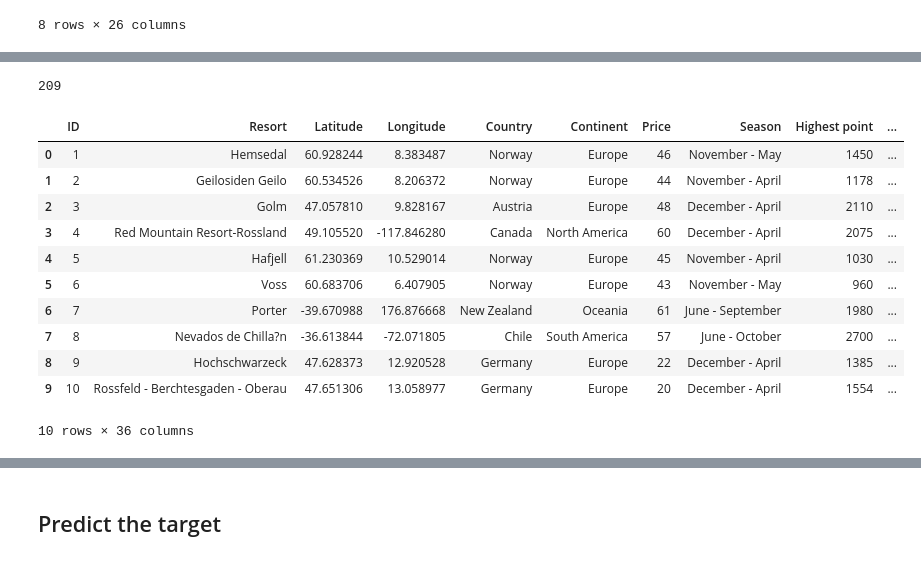
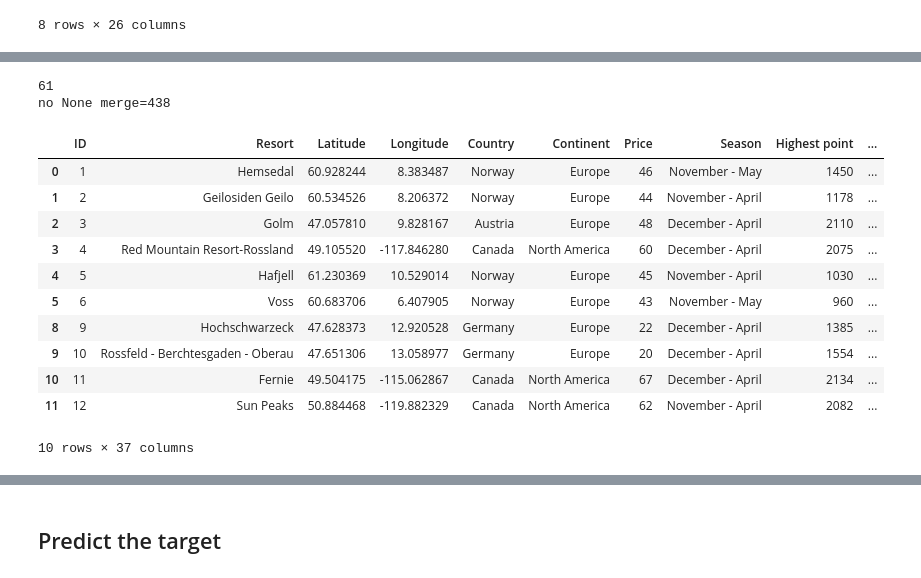
Before and after one commit to matansol/causal-inference-course, a Jupyter notebook: project/project.ipynb, the cells around one changed output, grey strips where cells are left out. Saved outputs shown, nothing was run; the diff lists cells and outputs as text; code cells hidden in the pictures.

```diff
--- a/project/project.ipynb
+++ b/project/project.ipynb
@@ -99,9 +89,9 @@ ski_df.head()
 # %% [markdown]
 ## Rank Ski DF
 # %%
-rank_path = 'data\ski-resorts_ranks.csv'
+rank_path = 'data\\ski-resorts_ranks.csv'
 rank_df = pd.read_csv(rank_path)
-# Split 'location_coordinate' into 'location_lat' and 'location_log'
+# Split 'location_coordinate' into 'location_lat' and 'location_long'
 def extract_lat(coord):
     try:
         if isinstance(coord, dict):
@@ -127,6 +117,10 @@ def extract_log(coord):
 rank_df['location_lat'] = rank_df['location_coordinate'].apply(extract_lat)
 rank_df['location_long'] = rank_df['location_coordinate'].apply(extract_log)
 
+# Ensure numeric dtype (coordinates may be strings in the CSV)
+rank_df['location_lat'] = pd.to_numeric(rank_df['location_lat'], errors='coerce')
+rank_df['location_long'] = pd.to_numeric(rank_df['location_long'], errors='coerce')
+
 rank_df.columns
 # %% [output]
 Index(['rank', 'name', 'rating', 'url', 'location_coordinate',
@@ -327,18 +533,20 @@ for idx, row in ski_df.iterrows():
 # %%
-print(ski_df['Rank'].isna().sum())
-part_df = ski_df.dropna(axis=0)
-ski_df.head(10)
+print(merged['rank'].isna().sum())
+part_df = merged.dropna(axis=0)  #ski_df #.dropna(axis=0)
+print(f"no None merge={len(part_df['ID'])}")
+part_df.head(10)
 # %% [output]
-209
+61
+no None merge=438
 |  | ID | Resort | Latitude | Longitude | Country | Continent | Price | Season | Highest point | ... |
 | 0 | 1 | Hemsedal | 60.928244 | 8.383487 | Norway | Europe | 46 | November - May | 1450 | ... |
 | 1 | 2 | Geilosiden Geilo | 60.534526 | 8.206372 | Norway | Europe | 44 | November - April | 1178 | ... |
 | 2 | 3 | Golm | 47.057810 | 9.828167 | Austria | Europe | 48 | December - April | 2110 | ... |
 | 3 | 4 | Red Mountain Resort-Rossland | 49.105520 | -117.846280 | Canada | North America | 60 | December - April | 2075 | ... |
 | 4 | 5 | Hafjell | 61.230369 | 10.529014 | Norway | Europe | 45 | November - April | 1030 | ... |
 | 5 | 6 | Voss | 60.683706 | 6.407905 | Norway | Europe | 43 | November - May | 960 | ... |
-| 6 | 7 | Porter | -39.670988 | 176.876668 | New Zealand | Oceania | 61 | June - September | 1980 | ... |
-| 7 | 8 | Nevados de Chilla?n | -36.613844 | -72.071805 | Chile | South America | 57 | June - October | 2700 | ... |
 | 8 | 9 | Hochschwarzeck | 47.628373 | 12.920528 | Germany | Europe | 22 | December - April | 1385 | ... |
 | 9 | 10 | Rossfeld - Berchtesgaden - Oberau | 47.651306 | 13.058977 | Germany | Europe | 20 | December - April | 1554 | ... |
+| 10 | 11 | Fernie | 49.504175 | -115.062867 | Canada | North America | 67 | December - April | 2134 | ... |
+| 11 | 12 | Sun Peaks | 50.884468 | -119.882329 | Canada | North America | 62 | November - April | 2082 | ... |
-10 rows × 36 columns
+10 rows × 37 columns
```
Also changed, not shown: parts of 25 cells of this notebook, 2 other files.
